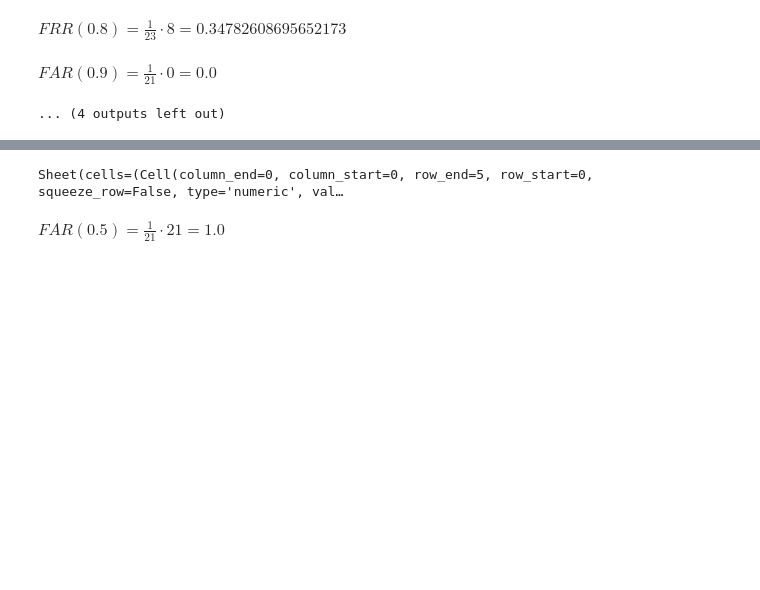
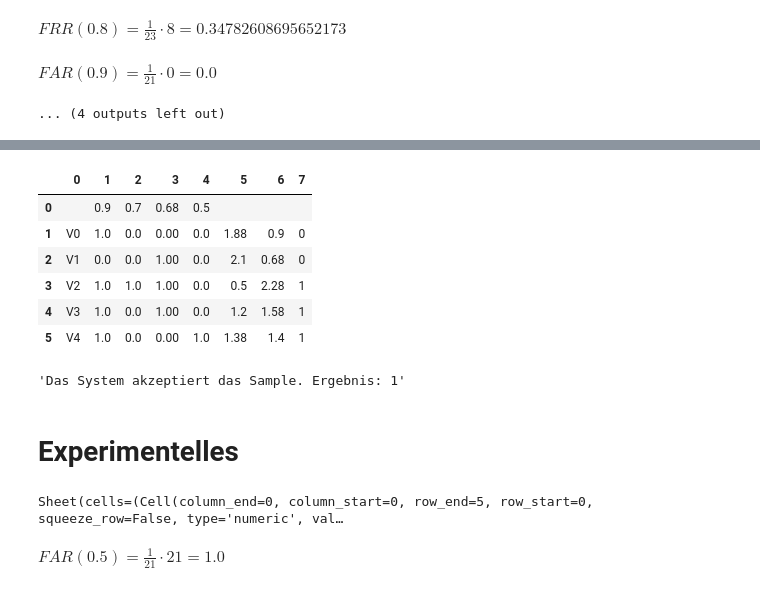
Before and after one commit to ChrisOboe/wings-biometrie, a Jupyter notebook: Rechner.ipynb, the cells around one changed output, grey strips where cells are left out. Cells and saved outputs as stored; diff of their text form; code cells hidden in the pictures; blank space fills up the shorter version.

```diff
--- a/Rechner.ipynb
+++ b/Rechner.ipynb
@@ -235,3 +275,75 @@ Sheet(cells=(Cell(column_end=0, column_start=0, row_end=15, row_start=0, squeeze
+# %%
+matcher_scores = [0.9,0.7,0.68,0.5]
+
+sample_matrix = [
+    [1,0,0,0],
+    [0,0,1,0],
+    [1,1,1,0],
+    [1,0,1,0],
+    [1,0,0,1]]
+
+########################################
+verification_count = len(sample_matrix)
+values0 = [0]*verification_count
+values1 = [0]*verification_count
+erg = [0]*verification_count
+sum0 = 0
+sum1 = 0
+
+for i in range(verification_count):
+    for j in range(len(sample_matrix[i])):
+        if sample_matrix[i][j] == 0:
+            values0[i] = values0[i] + matcher_scores[j]
+        else:
+            values1[i] = values1[i] + matcher_scores[j]
+
+for i in range(verification_count):
+    if values0[i]>values1[i]:
+        erg[i] = 0
+    else:
+        erg[i] = 1
+
+for i in erg:
+    if i == 0:
+        sum0 = sum0 +1
+    else:
+        sum1 = sum1 +1
+
+# create output table
+first_row = [""]
+for i in matcher_scores:
+    first_row.append(i)
+for i in range(3):
+    first_row.append("")
+table = [first_row]
+
+for i in range(verification_count):
+    row = ["V" + str(i)];
+    for j in range(len(sample_matrix[i])):
+        row.append(sample_matrix[i][j])
+    row.append(values0[i])
+    row.append(values1[i])
+    row.append(erg[i])
+    table.append(row)
+
+d = pandas.DataFrame.from_dict(table)
+display(d)
+
+if sum0 > sum1:
+    display("Das System lehnt ab. Ergebnis: 0")
+else:
+    display("Das System akzeptiert das Sample. Ergebnis: 1")
+# %% [output]
+|  | 0 | 1 | 2 | 3 | 4 | 5 | 6 | 7 |
+| 0 |  | 0.9 | 0.7 | 0.68 | 0.5 |  |  |  |
+| 1 | V0 | 1.0 | 0.0 | 0.00 | 0.0 | 1.88 | 0.9 | 0 |
+| 2 | V1 | 0.0 | 0.0 | 1.00 | 0.0 | 2.1 | 0.68 | 0 |
+| 3 | V2 | 1.0 | 1.0 | 1.00 | 0.0 | 0.5 | 2.28 | 1 |
+| 4 | V3 | 1.0 | 0.0 | 1.00 | 0.0 | 1.2 | 1.58 | 1 |
+| 5 | V4 | 1.0 | 0.0 | 0.00 | 1.0 | 1.38 | 1.4 | 1 |
+'Das System akzeptiert das Sample. Ergebnis: 1'
+# %% [markdown]
+# Experimentelles
 # %%
 inputsheet = ipysheet.sheet(rows=40, columns=3, column_headers=["Schwellenwerte","Genuine Scores", "Imposter Scores"])
 schwellenwerte = ipysheet.column(0, [0.5,0.6,0.7,0.8,0.9,1.0])
```
Also changed, not shown: parts of 11 cells of this notebook.
